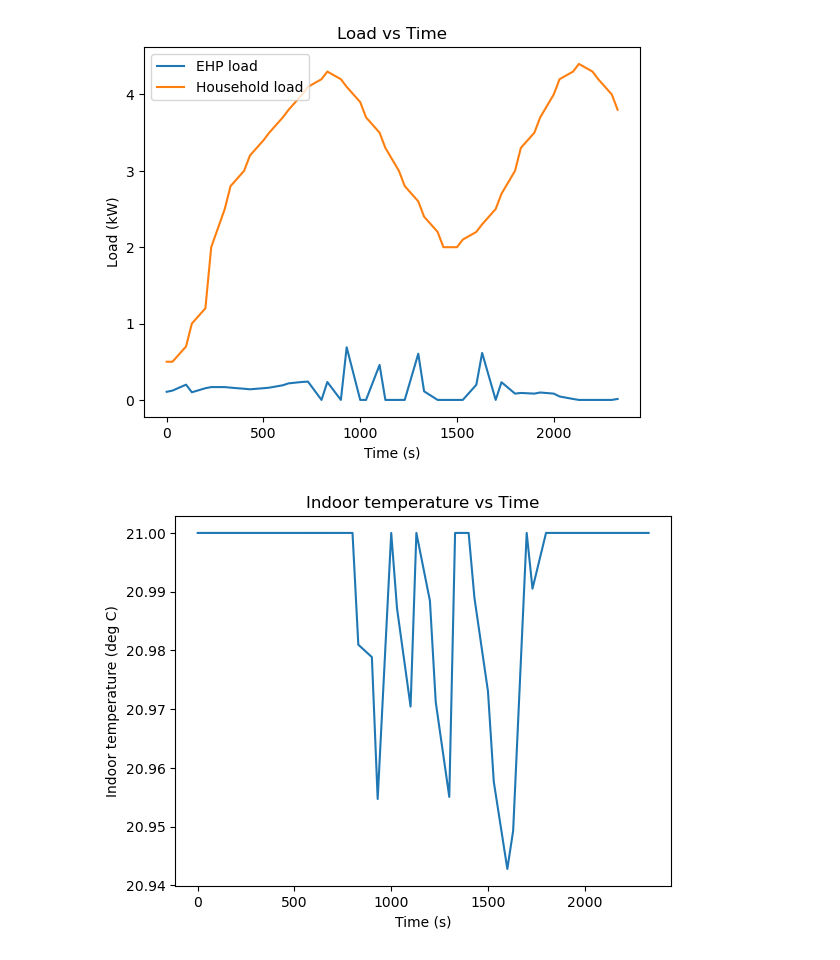
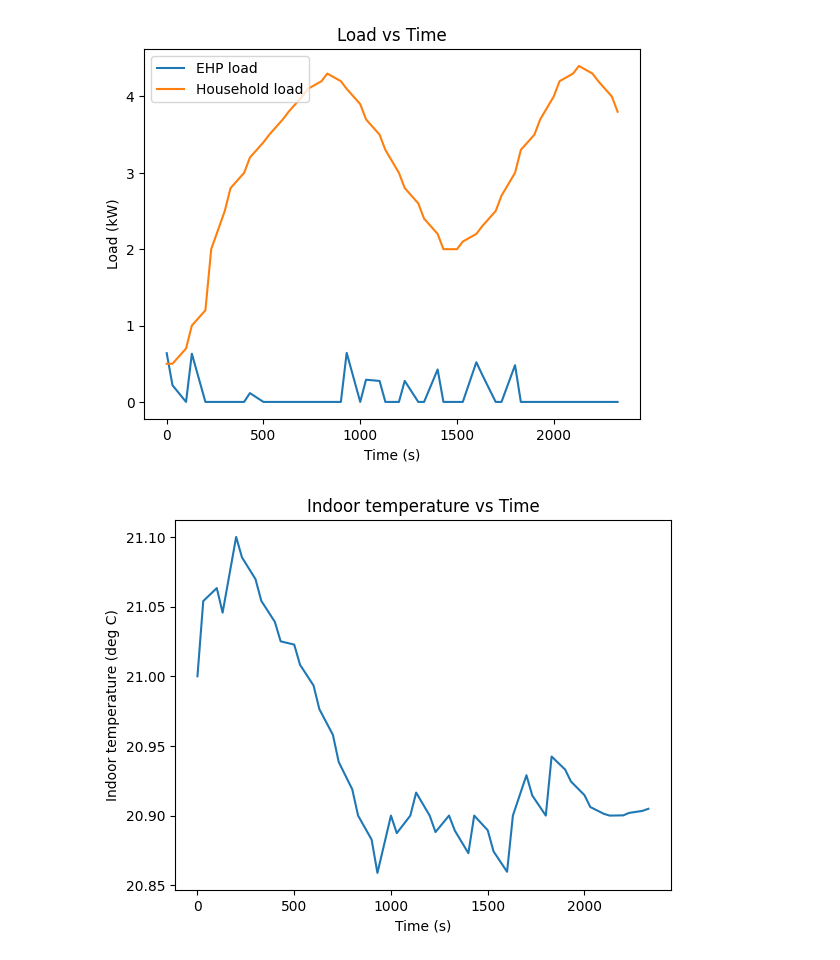
Before and after one commit to Muckthebuck/2023-Energy-kit, a Jupyter notebook: optimization.ipynb, the cells around one changed output. Drawn from its saved outputs; the diff is of its cells as text; code cells hidden in the pictures.

```diff
--- a/optimization.ipynb
+++ b/optimization.ipynb
@@ -92,7 +92,8 @@ class controller:
         # Minimum and maximum temperature of the house (comfort constraint)
         temp_min = 18 # Degrees
         temp_max = 24 # Degrees
-        temp_pref = 21 # Degrees
+        temp_pref_low = 20.9 # Degrees
+        temp_pref_high = 21.1 # Degrees
 
         # Angle of panels
         panel_angle = 30  # Inclination in deg
@@ -250,8 +251,8 @@ class controller:
         m.mu13 = Constraint(m.TS, rule=lambda m, i: m.SoC[i] - SoC_min >= 0)
         m.mu14 = Constraint(m.TS_aux, rule=lambda m, i: temp_max - m.temp[i] >= 0)
         m.mu15 = Constraint(m.TS_aux, rule=lambda m, i: m.temp[i] - temp_min >= 0)
-        m.mu16 = Constraint(m.TS_aux, rule=lambda m, i: m.temp[i] - (temp_pref - 100*(1-m.Occ[i])) >= 0)
-        m.mu17 = Constraint(m.TS, rule=lambda m, i: temp_pref + 100*(1-m.Occ[i]) - m.temp[i] >= 0)
+        m.mu16 = Constraint(m.TS_aux, rule=lambda m, i: m.temp[i] - (temp_pref_low - 100*(1-m.Occ[i])) >= 0)
+        m.mu17 = Constraint(m.TS, rule=lambda m, i: temp_pref_high + 100*(1-m.Occ[i]) - m.temp[i] >= 0)
 
         ### OBJECTIVE FUNCTION ###
 
@@ -269,7 +270,7 @@ class controller:
         ### RESULTS  ###
         print(f"Total cost: {pyo.value(m.objective):.2f}")
         # Uncomment this line to see results printed out
-        m.display()
+        # m.display()
 
         ### Code for plotting dual\lagrange values
 
@@ -328,8 +329,8 @@ class controller:
 
 
         ### SET INITAL VALUES FOR NEXT EXECUTION ###
-        self.inital_temp = value(m.temp[1])
-        self.inital_SoC = value(m.SoC[1])
+        self.inital_temp = value(m.temp[2])
+        self.inital_SoC = value(m.SoC[2])
         if self.period_end == 1:
             self.period_end = 48
         else:
@@ -468,7 +469,6 @@ temp_in[1] = value(m.temp[1])
 # Plot forecast (optional function for checking the otpimizer schedule)
 plot_forecast(m,time_array)
 
-
 # Update Occcupancy array based on new time array
 Occupancy = update_occupancy(Occupancy, time_array)
 # %% [output]
@@ -497,2 +485,2 @@ Model unknown
-[figure, old version]
+[figure, new version]
-[figure, old version]
+[figure, new version]
```
Also changed, not shown: parts of 3 cells of this notebook.
